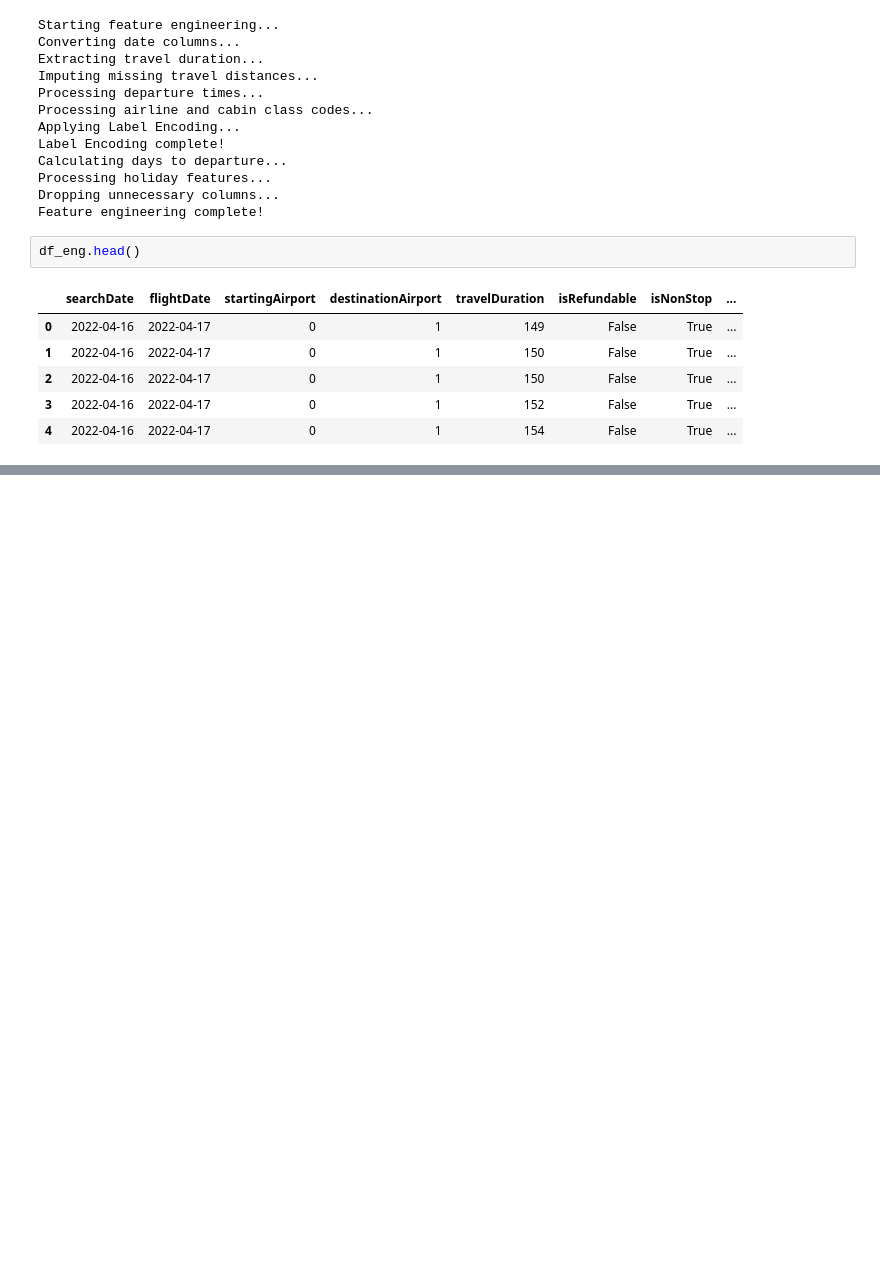
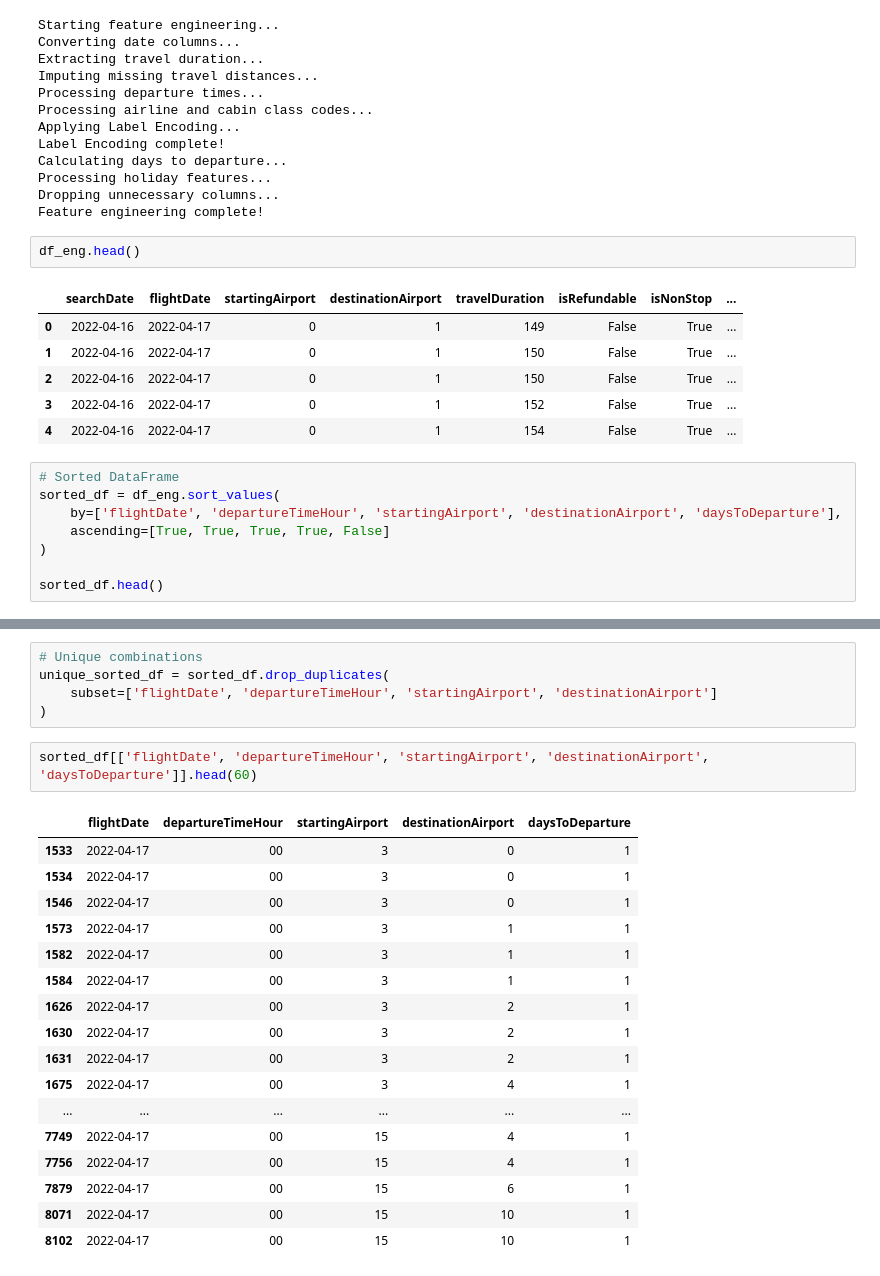
Before and after one commit to bhstoller/AirFareCast, a Jupyter notebook: wrangling.ipynb, the cells around one changed output, grey strips where cells are left out. Cells and saved outputs as stored; diff of their text form; blank space fills up the shorter version.

```diff
--- a/wrangling.ipynb
+++ b/wrangling.ipynb
@@ -52,3 +52,11 @@ df_eng.head()
 | 2 | 2022-04-16 | 2022-04-17 | 0 | 1 | 150 | False | True | ... |
 | 3 | 2022-04-16 | 2022-04-17 | 0 | 1 | 152 | False | True | ... |
 | 4 | 2022-04-16 | 2022-04-17 | 0 | 1 | 154 | False | True | ... |
+# %%
+# Sorted DataFrame
+sorted_df = df_eng.sort_values(
+    by=['flightDate', 'departureTimeHour', 'startingAirport', 'destinationAirport', 'daysToDeparture'],
+    ascending=[True, True, True, True, False]
+)
+
+sorted_df.head()
@@ -54,0 +70,25 @@ df_eng.head()
+# %%
+# Unique combinations
+unique_sorted_df = sorted_df.drop_duplicates(
+    subset=['flightDate', 'departureTimeHour', 'startingAirport', 'destinationAirport']
+)
+# %%
+sorted_df[['flightDate', 'departureTimeHour', 'startingAirport', 'destinationAirport', 'daysToDeparture']].head(60)
+# %% [output]
+|  | flightDate | departureTimeHour | startingAirport | destinationAirport | daysToDeparture |
+| 1533 | 2022-04-17 | 00 | 3 | 0 | 1 |
+| 1534 | 2022-04-17 | 00 | 3 | 0 | 1 |
+| 1546 | 2022-04-17 | 00 | 3 | 0 | 1 |
+| 1573 | 2022-04-17 | 00 | 3 | 1 | 1 |
+| 1582 | 2022-04-17 | 00 | 3 | 1 | 1 |
+| 1584 | 2022-04-17 | 00 | 3 | 1 | 1 |
+| 1626 | 2022-04-17 | 00 | 3 | 2 | 1 |
+| 1630 | 2022-04-17 | 00 | 3 | 2 | 1 |
+| 1631 | 2022-04-17 | 00 | 3 | 2 | 1 |
+| 1675 | 2022-04-17 | 00 | 3 | 4 | 1 |
+| ... | ... | ... | ... | ... | ... |
+| 7749 | 2022-04-17 | 00 | 15 | 4 | 1 |
+| 7756 | 2022-04-17 | 00 | 15 | 4 | 1 |
+| 7879 | 2022-04-17 | 00 | 15 | 6 | 1 |
+| 8071 | 2022-04-17 | 00 | 15 | 10 | 1 |
+| 8102 | 2022-04-17 | 00 | 15 | 10 | 1 |
```
Also changed, not shown: parts of 5 cells of this notebook.
